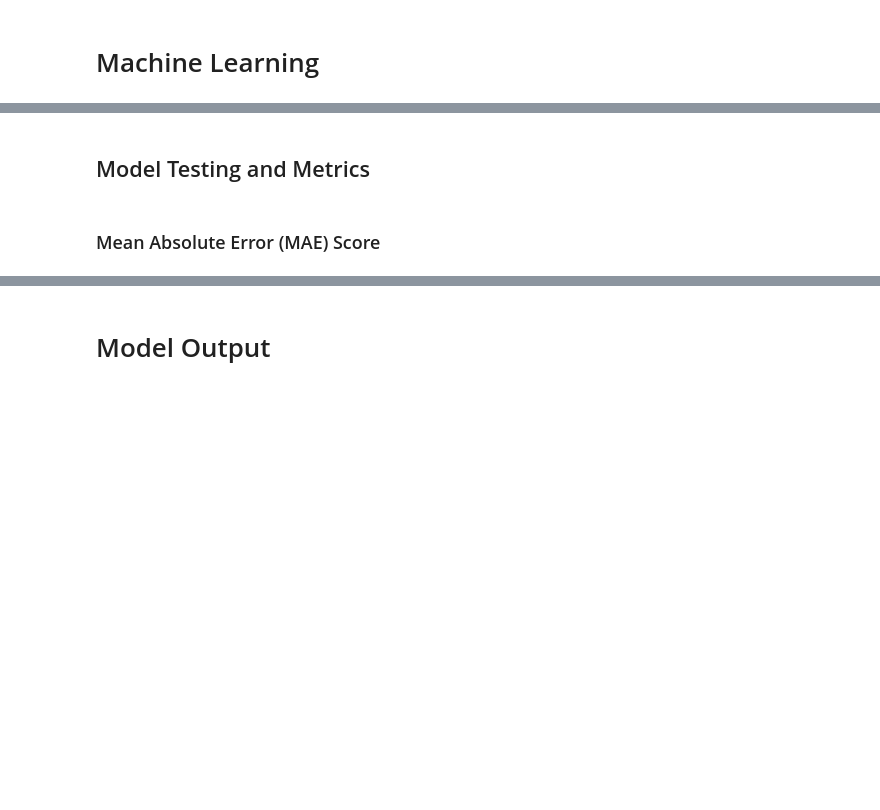
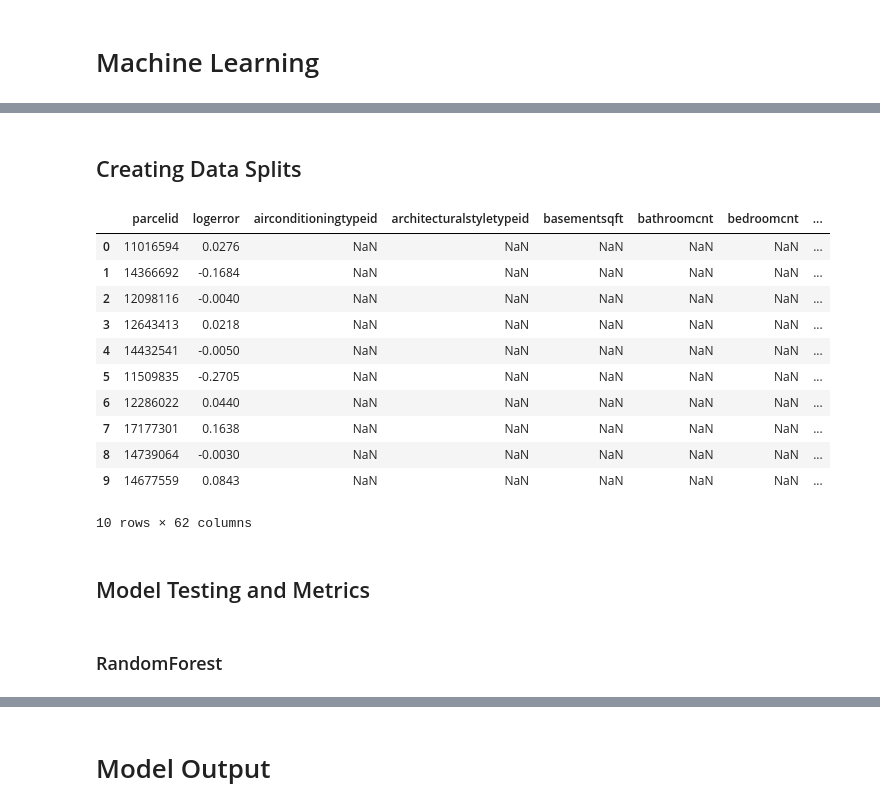
Before and after one commit to efazHossain/DATA-4380, a Jupyter notebook: Projects/TabularData/Zillow_Zestimate.ipynb, the cells around one changed output, grey strips where cells are left out. Saved outputs shown, nothing was run; the diff lists cells and outputs as text; code cells hidden in the pictures; blank space fills up the shorter version.

```diff
--- a/Projects/TabularData/Zillow_Zestimate.ipynb
+++ b/Projects/TabularData/Zillow_Zestimate.ipynb
@@ -334,0 +167,18 @@ from sklearn.model_selection import cross_val_score
+# %% [markdown]
+## Creating Data Splits
+# %%
+model = pd.read_csv('zillow.csv')
+model.head(10)
+# %% [output]
+|  | parcelid | logerror | airconditioningtypeid | architecturalstyletypeid | basementsqft | bathroomcnt | bedroomcnt | ... |
+| 0 | 11016594 | 0.0276 | NaN | NaN | NaN | NaN | NaN | ... |
+| 1 | 14366692 | -0.1684 | NaN | NaN | NaN | NaN | NaN | ... |
+| 2 | 12098116 | -0.0040 | NaN | NaN | NaN | NaN | NaN | ... |
+| 3 | 12643413 | 0.0218 | NaN | NaN | NaN | NaN | NaN | ... |
+| 4 | 14432541 | -0.0050 | NaN | NaN | NaN | NaN | NaN | ... |
+| 5 | 11509835 | -0.2705 | NaN | NaN | NaN | NaN | NaN | ... |
+| 6 | 12286022 | 0.0440 | NaN | NaN | NaN | NaN | NaN | ... |
+| 7 | 17177301 | 0.1638 | NaN | NaN | NaN | NaN | NaN | ... |
+| 8 | 14739064 | -0.0030 | NaN | NaN | NaN | NaN | NaN | ... |
+| 9 | 14677559 | 0.0843 | NaN | NaN | NaN | NaN | NaN | ... |
+10 rows × 62 columns
@@ -335,4 +190,4 @@ from sklearn.model_selection import cross_val_score
 # %% [markdown]
 ## Model Testing and Metrics
-# %% [markdown]
-### Mean Absolute Error (MAE) Score
+# %% [markdown]
+### RandomForest
```
Also changed, not shown: parts of 47 cells of this notebook, 1 other file.
